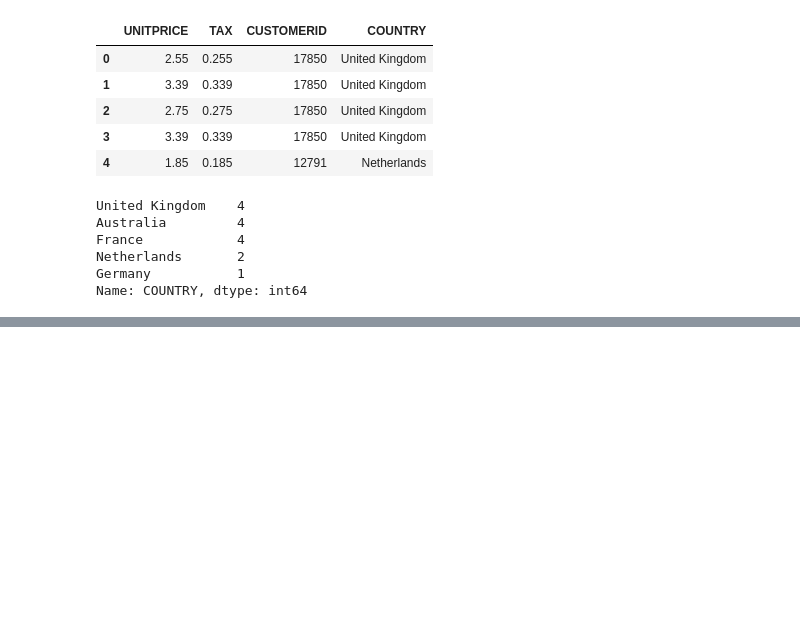
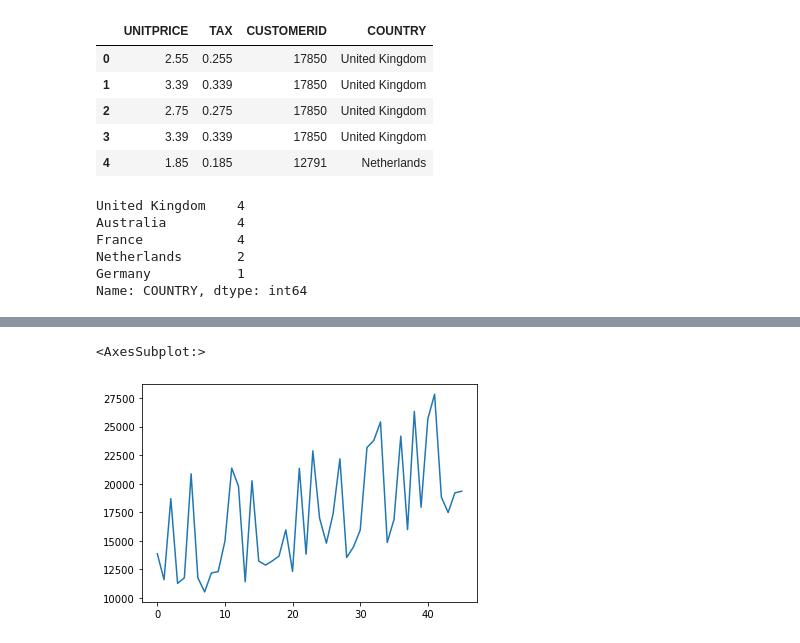
Before and after one commit to toarnabtrainer/Techno_India_MBA_2023, a Jupyter notebook: MBA-Pandas.ipynb, the cells around one changed output, grey strips where cells are left out. Saved outputs shown, nothing was run; the diff lists cells and outputs as text; code cells hidden in the pictures; blank space fills up the shorter version.

```diff
--- a/MBA-Pandas.ipynb
+++ b/MBA-Pandas.ipynb
@@ -1601,0 +1749,5 @@ Name: COUNTRY, dtype: int64
+# %%
+df.salary.plot()
+# %% [output]
+<AxesSubplot:>
+[figure, added]
```
Also changed, not shown: parts of 22 cells of this notebook.
